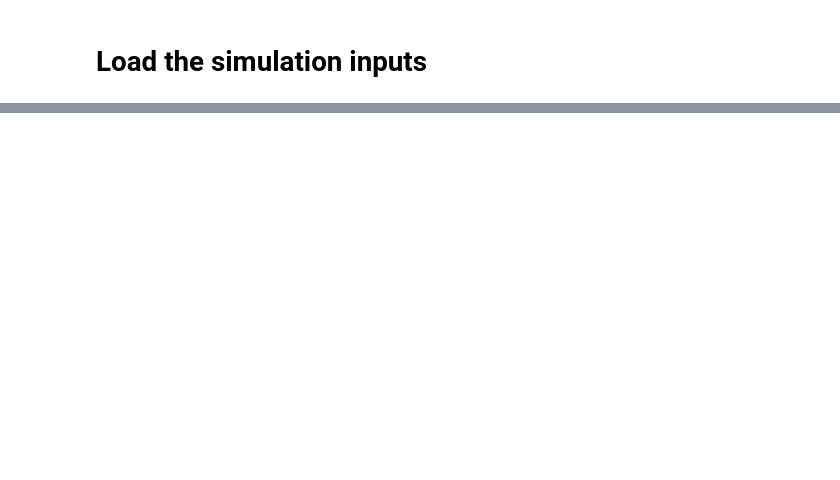
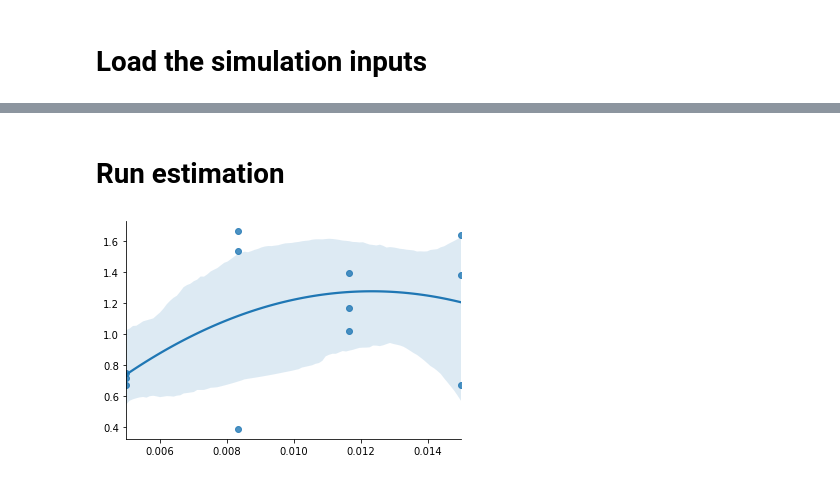
Before and after one commit to covid-19-impact-lab/sid-germany, a Jupyter notebook: src/exploration/janos_simulation_notebook.ipynb, the cells around one changed output, grey strips where cells are left out. Saved outputs shown, nothing was run; the diff lists cells and outputs as text; code cells hidden in the pictures; blank space fills up the shorter version.

```diff
--- a/src/exploration/janos_simulation_notebook.ipynb
+++ b/src/exploration/janos_simulation_notebook.ipynb
@@ -554,0 +46,8 @@ dict_keys(['infections_by_age_group', 'aggregated_deaths', 'infections_by_state'
+# %%
+index_bundles = get_index_bundles(params)
+hh_probs = index_bundles["hh"]
+school_probs = index_bundles["school"]
+young_educ_probs = index_bundles["young_educ"]
+work_probs = index_bundles["work"]
+other_probs = index_bundles["other"]
+free_probs = [bundle[0] for bundle in index_bundles.values()]
@@ -554,0 +69,2 @@ dict_keys(['infections_by_age_group', 'aggregated_deaths', 'infections_by_state'
+# %% [markdown]
+# Run estimation
@@ -554,0 +85,24 @@ dict_keys(['infections_by_age_group', 'aggregated_deaths', 'infections_by_state'
+# %%
+if dimensions == "2d":
+    results, grid, best_index, fig = run_2d_gridsearch(
+        func=pmsm,
+        params=params,
+        loc1=loc1,
+        gridspec1=gridspec1,
+        loc2=loc2,
+        gridspec2=gridspec2,
+        n_seeds=n_seeds,
+        n_cores=n_cores,
+        mask=mask,
+    )
+else:
+    results, grid, best_index, fig = run_1d_gridsearch(
+        func=pmsm,
+        params=params,
+        loc=loc1,
+        gridspec=gridspec1,
+        n_seeds=n_seeds,
+        n_cores=n_cores,
+    )
+# %% [output]
+[figure, added]
```
Also changed, not shown: parts of 20 cells of this notebook, 5 other files.
